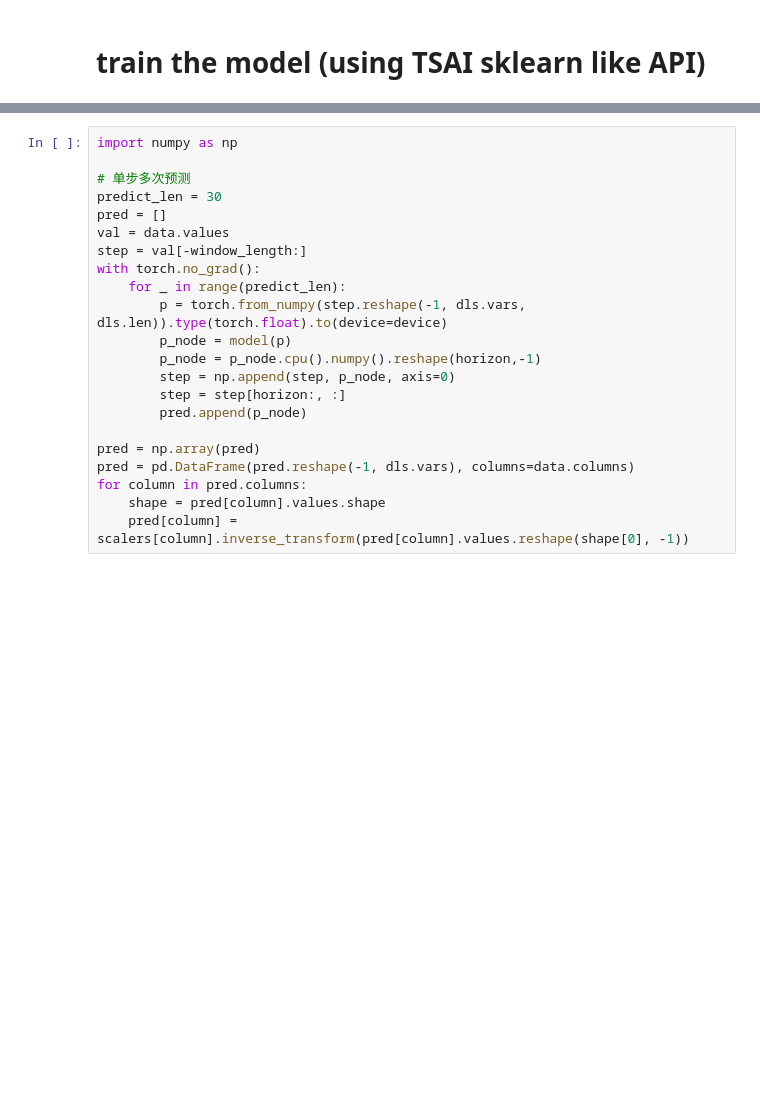
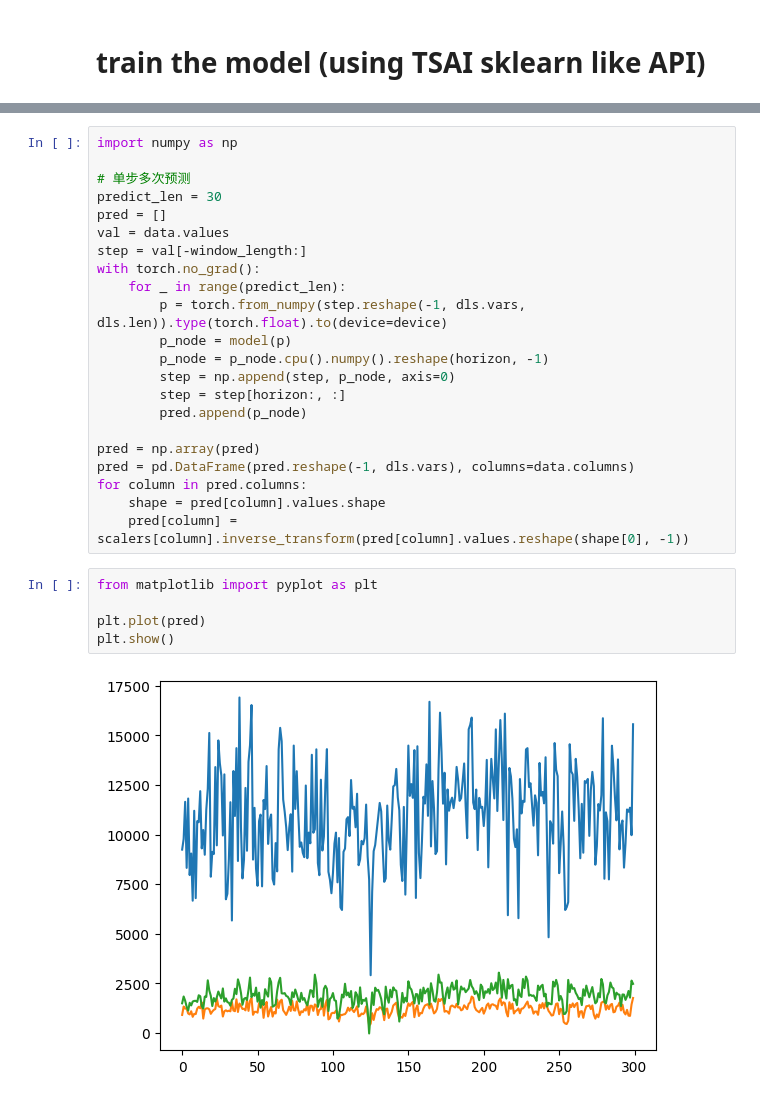
Before and after one commit to jiadol/Travel_Ml, a Jupyter notebook: notebooks/05_prediction.ipynb, the cells around one changed output, grey strips where cells are left out. Cells and saved outputs as stored; diff of their text form; blank space fills up the shorter version.

```diff
--- a/notebooks/05_prediction.ipynb
+++ b/notebooks/05_prediction.ipynb
@@ -162,7 +174,7 @@ with torch.no_grad():
     for _ in range(predict_len):
         p = torch.from_numpy(step.reshape(-1, dls.vars, dls.len)).type(torch.float).to(device=device)
         p_node = model(p)
-        p_node = p_node.cpu().numpy().reshape(horizon,-1)
+        p_node = p_node.cpu().numpy().reshape(horizon, -1)
         step = np.append(step, p_node, axis=0)
         step = step[horizon:, :]
         pred.append(p_node)
@@ -172,3 +184,10 @@ pred = pd.DataFrame(pred.reshape(-1, dls.vars), columns=data.columns)
 for column in pred.columns:
     shape = pred[column].values.shape
     pred[column] = scalers[column].inverse_transform(pred[column].values.reshape(shape[0], -1))
+# %%
+from matplotlib import pyplot as plt
+
+plt.plot(pred)
+plt.show()
+# %% [output]
+[figure, added]
```
Also changed, not shown: parts of 5 cells of this notebook, 2 other files.
